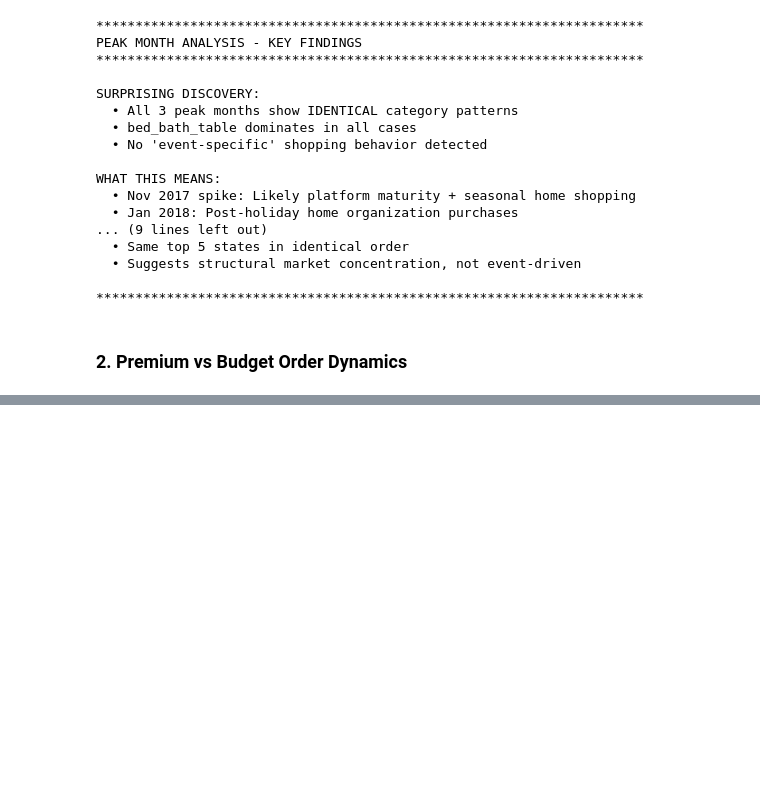
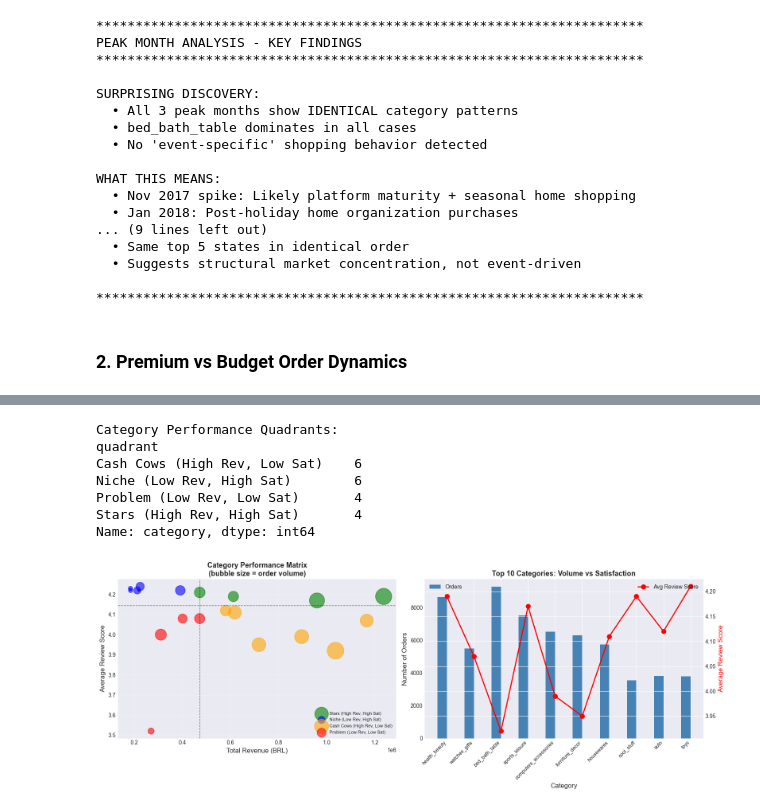
Before and after one commit to gnpthbalaji/ds_with_ai_capstone, a Jupyter notebook: notebooks/03_descriptive_analytics.ipynb, the cells around one changed output, grey strips where cells are left out. Cells and saved outputs as stored; diff of their text form; code cells hidden in the pictures; blank space fills up the shorter version.

Commit message:
Completed Descriptive Analysis

```diff
--- a/notebooks/03_descriptive_analytics.ipynb
+++ b/notebooks/03_descriptive_analytics.ipynb
@@ -379,0 +723,79 @@ WHAT THIS MEANS:
+# %%
+# Quadrant Analysis: Revenue vs Satisfaction
+median_review = cat_df['avg_review_score'].median()
+median_revenue = cat_df['total_revenue'].median()
+
+def classify_category(row):
+    if row['avg_review_score'] >= median_review and row['total_revenue'] >= median_revenue:
+        return 'Stars (High Rev, High Sat)'
+    elif row['avg_review_score'] >= median_review and row['total_revenue'] < median_revenue:
+        return 'Niche (Low Rev, High Sat)'
+    elif row['avg_review_score'] < median_review and row['total_revenue'] >= median_revenue:
+        return 'Cash Cows (High Rev, Low Sat)'
+    else:
+        return 'Problem (Low Rev, Low Sat)'
+
+cat_df['quadrant'] = cat_df.apply(classify_category, axis=1)
+
+print("\nCategory Performance Quadrants:")
+print(cat_df.groupby('quadrant')['category'].count())
+
+
+# Visualize quadrants
+fig, axes = plt.subplots(1, 2, figsize=(16, 6))
+
+# Revenue vs satisfaction scatter
+colors_map = {
+    'Stars (High Rev, High Sat)': 'green',
+    'Niche (Low Rev, High Sat)': 'blue',
+    'Cash Cows (High Rev, Low Sat)': 'orange',
+    'Problem (Low Rev, Low Sat)': 'red'
+}
+
+for quadrant, color in colors_map.items():
+    data = cat_df[cat_df['quadrant'] == quadrant]
+    axes[0].scatter(data['total_revenue'], data['avg_review_score'],
+                   s=data['num_orders']/10, alpha=0.6, color=color, label=quadrant)
+
+axes[0].axhline(median_review, color='black', linestyle='--', linewidth=1, alpha=0.5)
+axes[0].axvline(median_revenue, color='black', linestyle='--', linewidth=1, alpha=0.5)
+axes[0].set_xlabel('Total Revenue (BRL)', fontsize=12)
+axes[0].set_ylabel('Average Review Score', fontsize=12)
+axes[0].set_title('Category Performance Matrix\n(bubble size = order volume)',
+                 fontsize=13, fontweight='bold')
+axes[0].legend(fontsize=8)
+axes[0].grid(True, alpha=0.3)
+
+# Top 10 categories comparison
+top_10 = cat_df.head(10)
+x = np.arange(len(top_10))
+width = 0.35
+
+ax2 = axes[1]
+ax2_twin = ax2.twinx()
+
+ax2.bar(x - width/2, top_10['num_orders'], width, label='Orders', color='steelblue')
+ax2_twin.plot(x, top_10['avg_review_score'], 'ro-', linewidth=2, markersize=8, label='Avg Review Score')
+
+ax2.set_xlabel('Category', fontsize=12)
+ax2.set_ylabel('Number of Orders', fontsize=12)
+ax2_twin.set_ylabel('Average Review Score', fontsize=12, color='red')
+ax2.set_title('Top 10 Categories: Volume vs Satisfaction', fontsize=13, fontweight='bold')
+ax2.set_xticks(x)
+ax2.set_xticklabels(top_10['category'], rotation=45, ha='right', fontsize=9)
+ax2.legend(loc='upper left')
+ax2_twin.legend(loc='upper right')
+ax2.grid(True, alpha=0.3, axis='y')
+
+plt.tight_layout()
+plt.savefig('../reports/figures/category_performance.png', dpi=300, bbox_inches='tight')
+plt.show()
+# %% [output]
+Category Performance Quadrants:
+quadrant
+Cash Cows (High Rev, Low Sat)    6
+Niche (Low Rev, High Sat)        6
+Problem (Low Rev, Low Sat)       4
+Stars (High Rev, High Sat)       4
+Name: category, dtype: int64
+[figure, added]
```
Also changed, not shown: parts of 25 cells of this notebook, 5 other files.
